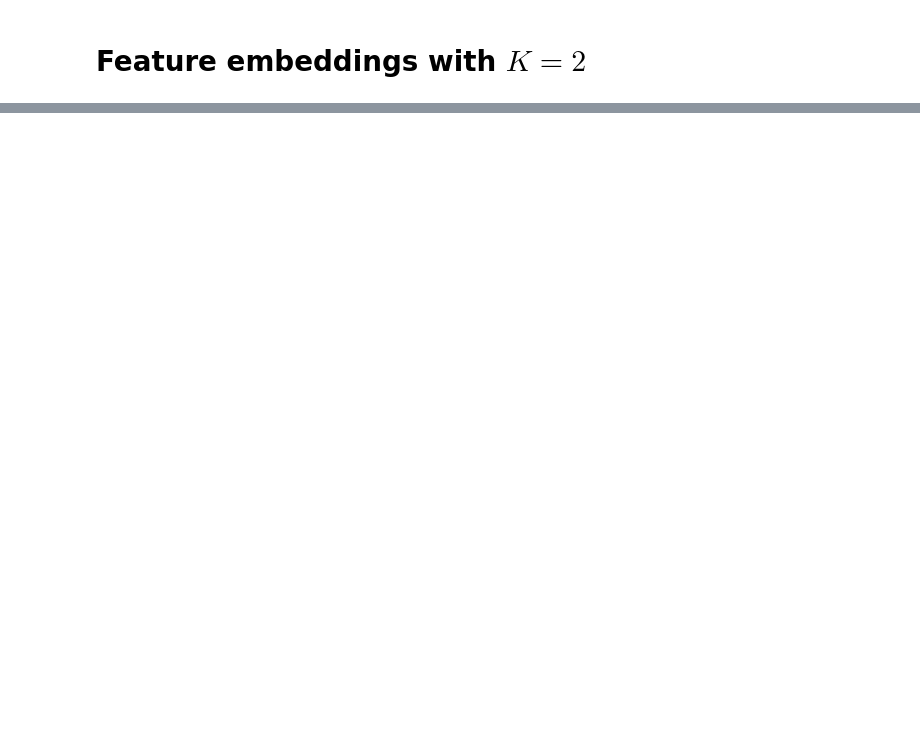
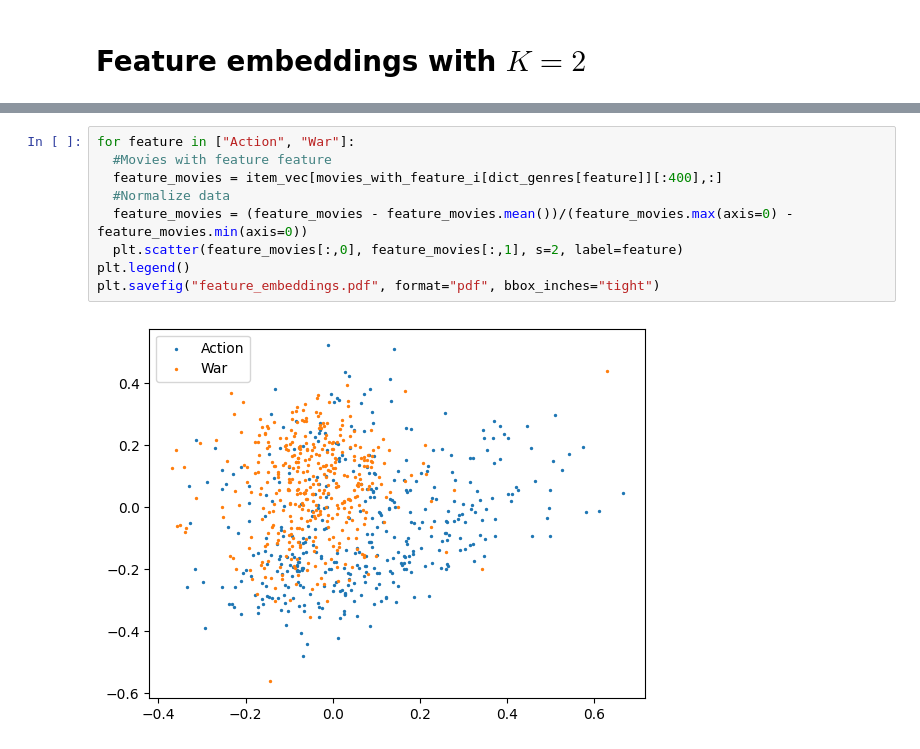
Before and after one commit to clemsadand/amlas, a Jupyter notebook: 2_0_AMLS_practice_4.ipynb, the cells around one changed output, grey strips where cells are left out. Cells and saved outputs as stored; diff of their text form; blank space fills up the shorter version.

```diff
--- a/2_0_AMLS_practice_4.ipynb
+++ b/2_0_AMLS_practice_4.ipynb
@@ -567,0 +554,11 @@ plt.savefig("feature_embeddings.pdf", format="pdf", bbox_inches="tight")
+# %%
+for feature in ["Action", "War"]:
+  #Movies with feature feature
+  feature_movies = item_vec[movies_with_feature_i[dict_genres[feature]][:400],:]
+  #Normalize data
+  feature_movies = (feature_movies - feature_movies.mean())/(feature_movies.max(axis=0) - feature_movies.min(axis=0))
+  plt.scatter(feature_movies[:,0], feature_movies[:,1], s=2, label=feature)
+plt.legend()
+plt.savefig("feature_embeddings.pdf", format="pdf", bbox_inches="tight")
+# %% [output]
+[figure, added]
```
Also changed, not shown: parts of 8 cells of this notebook, 1 other file.
